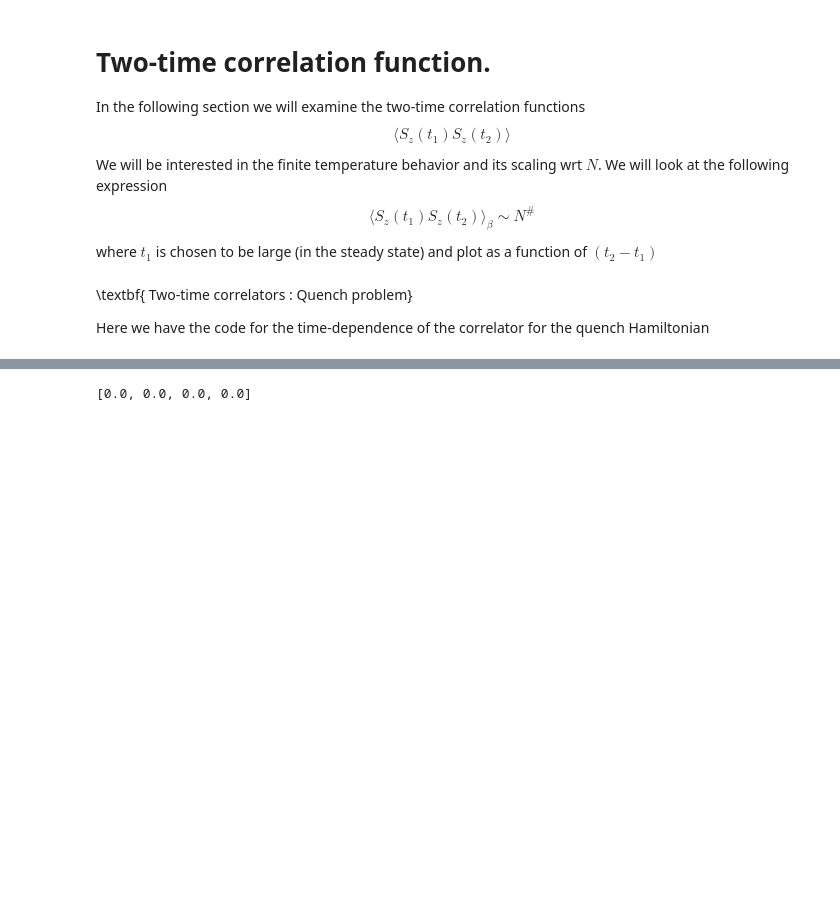
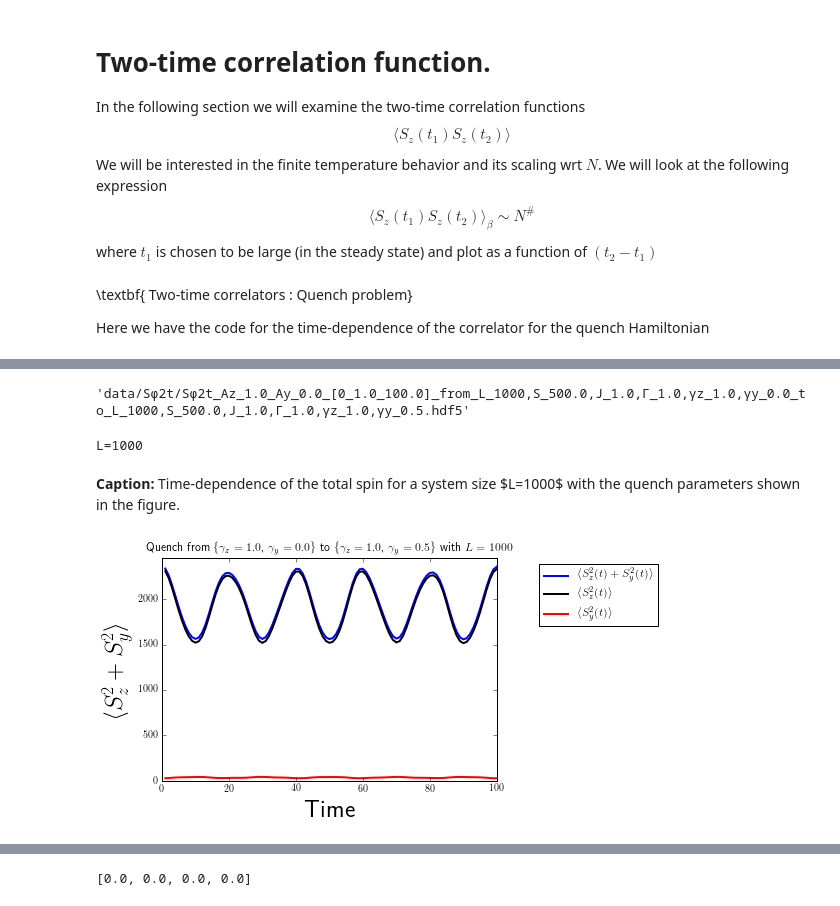
Before and after one commit to paraj003/LMG_quench, a Jupyter notebook: LMG_sim.ipynb, the cells around one changed output, grey strips where cells are left out. Drawn from its saved outputs; the diff is of its cells as text; code cells hidden in the pictures; blank space fills up the shorter version.

```diff
--- a/LMG_sim.ipynb
+++ b/LMG_sim.ipynb
@@ -981,10 +980,21 @@ def finitetemp_twotimecorrelation(X:LMG.Ham_params,t1arr,t2arr,β:float,Az:compl
 Here we have the code for the time-dependence of the correlator for the quench Hamiltonian
 # %%
 #parameter definitions
-L=1000 #Set system size.
-paramvals0=LMG.Ham_params(N=L,S=L/2,J=1.,γz=1.,γy=0.0,Γ=4.)
-paramvalsf=LMG.Ham_params(N=L,S=L/2,J=1.,γz=1.,γy=0.0,Γ=1.)
+L=100 #Set system size.
+Larr=np.array([1000])
+paramvals0=LMG.Ham_params(N=L,S=L/2,J=1.,γz=1.,γy=0.0,Γ=1.)
+paramvalsf=LMG.Ham_params(N=L,S=L/2,J=1.,γz=1.,γy=0.5,Γ=1.)
+dt=1. #time step
+Tf=100. # final time step
+Nsteps=int(Tf/dt)
+tarr=np.arange(dt,Tf+dt,dt) #for calculating <Sϕ(t)Sϕ(t)>
 t1arr=np.array([15.])
-t2arr=np.linspace(0.,15.,40)
-Azf=1.
-Ayf=0.
+t2arr=np.arange(10,25+dt,dt)
+Azf=0.
+Ayf=1.
+
+Ham=LMG.LMG_generateHam(paramvals0)
+GSenergy,vec=spla.eigs(Ham,k=1,which="SR")
+GState=vec[:,0]
+Hamquench=LMG.LMG_generateHam(paramvalsf)
+energyf,vecf=LA.eig(Hamquench)
@@ -1007 +1008,58 @@ q=39
+# %%
+filename1
+# %% [output]
+'data/Sϕ2t/Sϕ2t_Az_1.0_Ay_0.0_[0_1.0_100.0]_from_L_1000,S_500.0,J_1.0,Γ_1.0,γz_1.0,γy_0.0_to_L_1000,S_500.0,J_1.0,Γ_1.0,γz_1.0,γy_0.5.hdf5'
+# %%
+#Plot <Sϕ(t)Sϕ(t)> load from file.
+directory1='data/Sϕ2t/'
+directory2='/home/paraj/Dropbox/Research_Projects_Current/LMG_Quench/data/Sϕ2t/'
+directory3='data/Sz2t/'
+directory4='/home/paraj/Dropbox/Research_Projects_Current/LMG_Quench/data/Sz2t/'
+Sϕ2vals=np.zeros((Nsteps,np.size(Larr)))
+Sy2vals=np.zeros((Nsteps,np.size(Larr)))
+Sz2vals=np.zeros((Nsteps,np.size(Larr)))
+deletelist=np.array([],dtype=int)
+for L,p in zip(Larr,range(np.size(Larr))):
+    print('L='+str(L), end='\r', flush=True)
+    #load Sz^2 data
+    filename1=directory1+'Sϕ2t_Az_1.0_Ay_0.0_[0_'+str(dt)+'_'+str(dt*Nsteps)+']_from_'+paramvals0.paramstr()+'_to_'+paramvalsf.paramstr()+'.hdf5'
+    #load Sy^2 data
+    filename2=directory1+'Sϕ2t_Az_0.0_Ay_1.0_[0_'+str(dt)+'_'+str(dt*Nsteps)+']_from_'+paramvals0.paramstr()+'_to_'+paramvalsf.paramstr()+'.hdf5'
+    if (not os.path.exists(filename1)) or (not os.path.exists(filename2)):
+        print("L="+str(L)+" data doesn't exist!")
+        deletelist=np.append(deletelist,int(p))
+    else:
+        #print("Loading files:\n "+filename1+"\n"+filename2)
+        with h5py.File(filename1, "r") as f:
+            Sz2arr= f["Sϕ2arr"][...]
+            InitState=f["InitState"][...]
+        with h5py.File(filename2, "r") as f:
+            Sy2arr= f["Sϕ2arr"][...]
+            InitState=f["InitState"][...]
+        Sϕ2vals[:,p]=Sz2arr+Sy2arr
+        Sz2vals[:,p]=Sz2arr
+        Sy2vals[:,p]=Sy2arr
+Sϕ2vals_nonzero=np.delete(Sϕ2vals,deletelist,axis=1)
+Sy2vals_nonzero=np.delete(Sy2vals,deletelist,axis=1)
+Sz2vals_nonzero=np.delete(Sz2vals,deletelist,axis=1)
+Larr_nonzero=np.delete(Larr,deletelist,axis=0)
+# %% [output]
+L=1000
+# %%
+#plotting
+plt.plot(tarr,Sϕ2vals_nonzero,'-',color='blue',linewidth=2,label='$\\langle S_z^2(t)+ S_y^2(t)\\rangle$')
+plt.plot(tarr,Sz2vals_nonzero,'-',color='black',linewidth=2,label='$\\langle S_z^2(t)\\rangle$')
+plt.plot(tarr,Sy2vals_nonzero,'-',color='red',linewidth=2,label='$\\langle S_y^2(t)\\rangle$')
+#plt.plot(np.linspace(0,Tf,1000),Szt,color='blue',label='Holstein-Primakoff',linewidth=1.5)
+#plt.axhline(Sz2inf,linestyle='dashed',color= 'black',label='$t=\\infty$ avg',linewidth=2)
+plt.xlabel("Time",fontsize=25)
+plt.ylabel("$\\langle S_z^2+S_y^2\\rangle$",fontsize=25)
+plt.xlim(0,tarr[-1])
+plt.ylim(0,np.max(Sϕ2vals_nonzero)+100)
+plt.legend(numpoints=1,bbox_to_anchor=(1.5,1))
+plt.title('Quench from \\{$\\gamma_z= %.1f $, $\\gamma_{y}= %.1f $\\} to \\{$\\gamma_z= %.1f $, $\\gamma_{y}= %.1f $\\} with $L=%d$'%(paramvals0.γz,paramvals0.γy, paramvalsf.γz,paramvalsf.γy,L))
+figcaption("Time-dependence of the total spin for a system size $L=1000$ with the quench parameters shown in the figure. ")
+# %% [output]
+Caption: Time-dependence of the total spin for a system size $L=1000$ with the quench parameters shown in the figure.
+[figure, added]
 # %%
```
Also changed, not shown: parts of 7 cells of this notebook, 1 other file.
